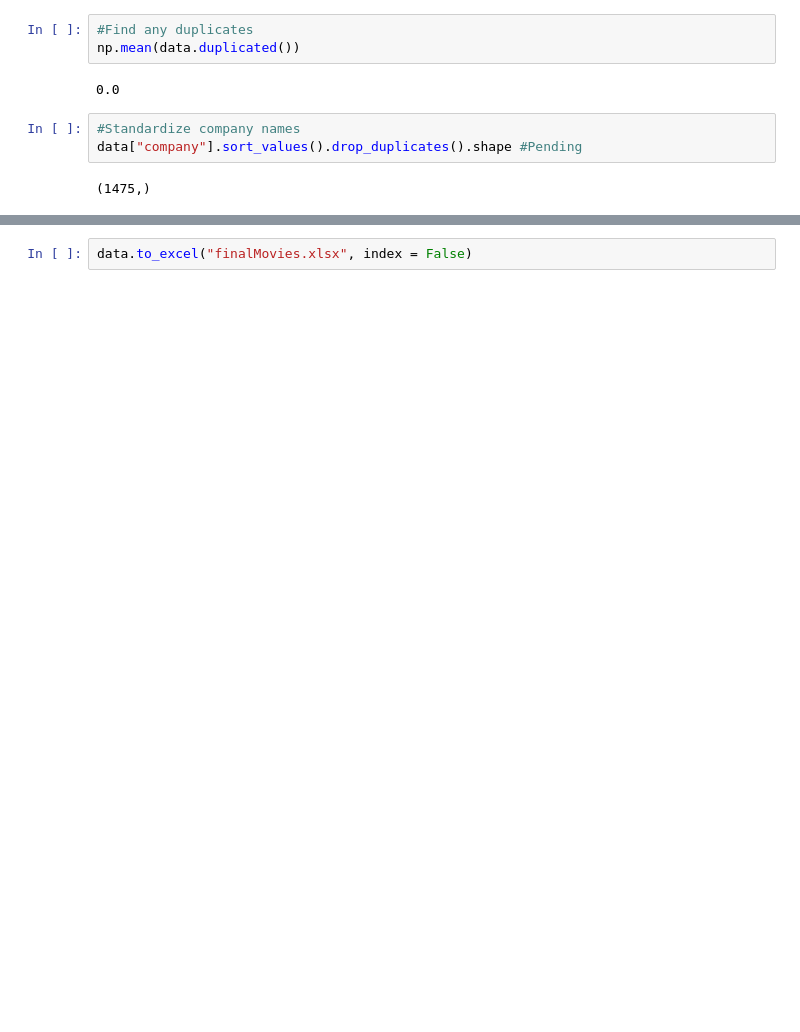
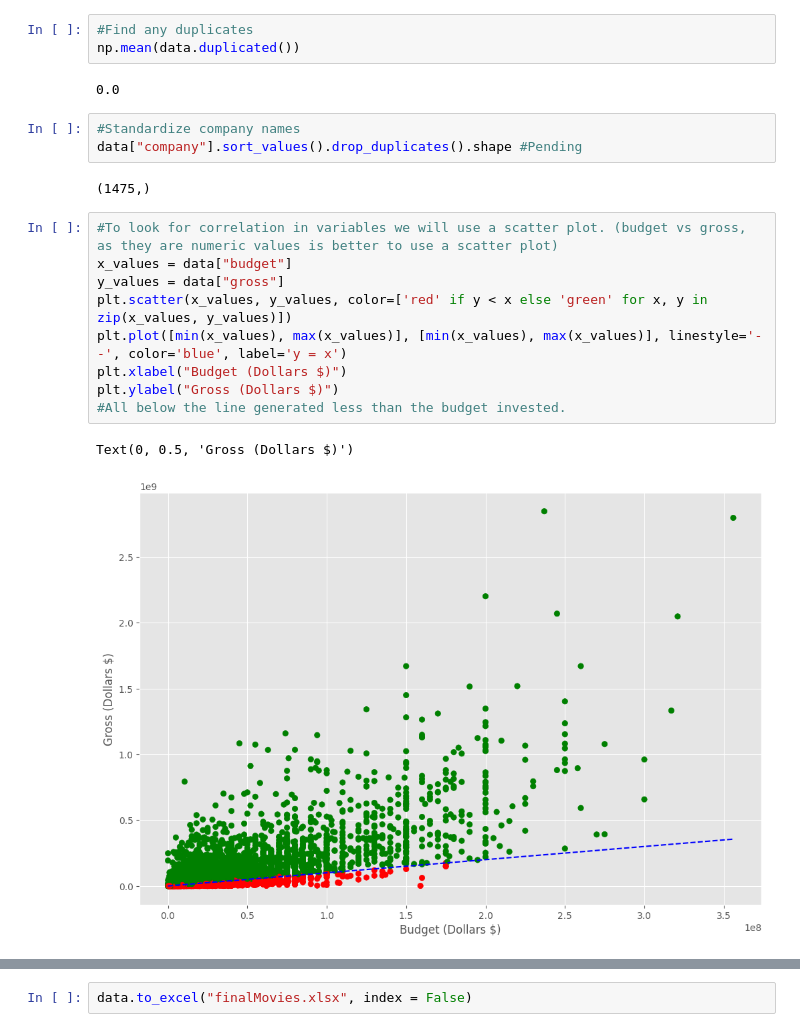
Before and after one commit to IssacCloudVII/Movie-Correlation-with-Python, a Jupyter notebook: code.ipynb, the cells around one changed output, grey strips where cells are left out. Cells and saved outputs as stored; diff of their text form; blank space fills up the shorter version.

Commit message:
Correlation finished

```diff
--- a/code.ipynb
+++ b/code.ipynb
@@ -80,3 +94,15 @@ np.mean(data.duplicated())
 data["company"].sort_values().drop_duplicates().shape #Pending
 # %% [output]
 (1475,)
+# %%
+#To look for correlation in variables we will use a scatter plot. (budget vs gross, as they are numeric values is better to use a scatter plot)
+x_values = data["budget"]
+y_values = data["gross"]
+plt.scatter(x_values, y_values, color=['red' if y < x else 'green' for x, y in zip(x_values, y_values)])
+plt.plot([min(x_values), max(x_values)], [min(x_values), max(x_values)], linestyle='--', color='blue', label='y = x')
+plt.xlabel("Budget (Dollars $)")
+plt.ylabel("Gross (Dollars $)")
+#All below the line generated less than the budget invested.
+# %% [output]
+Text(0, 0.5, 'Gross (Dollars $)')
+[figure, added]
```
Also changed, not shown: parts of 6 cells of this notebook.
